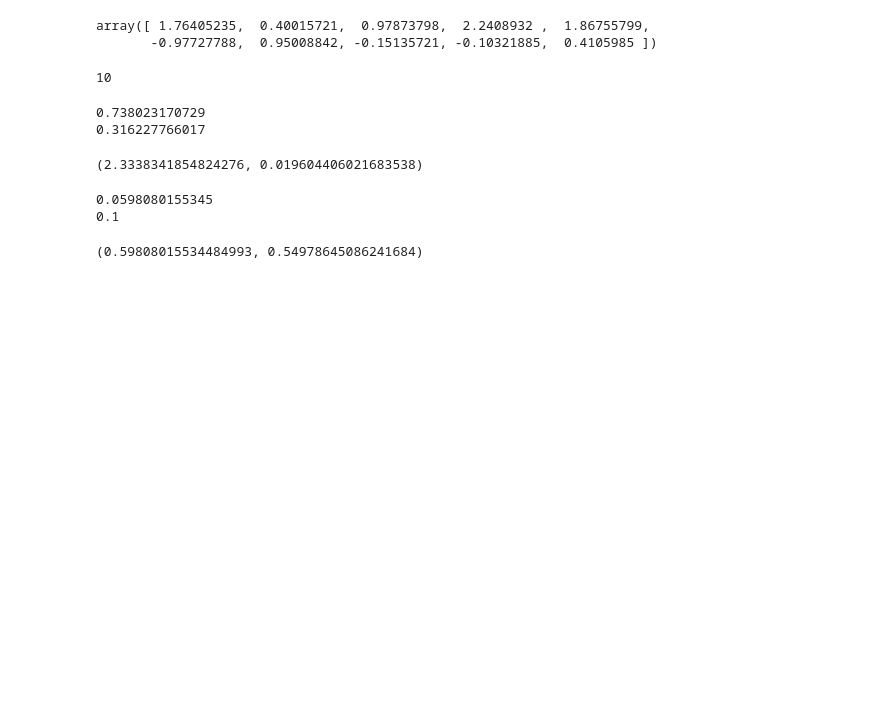
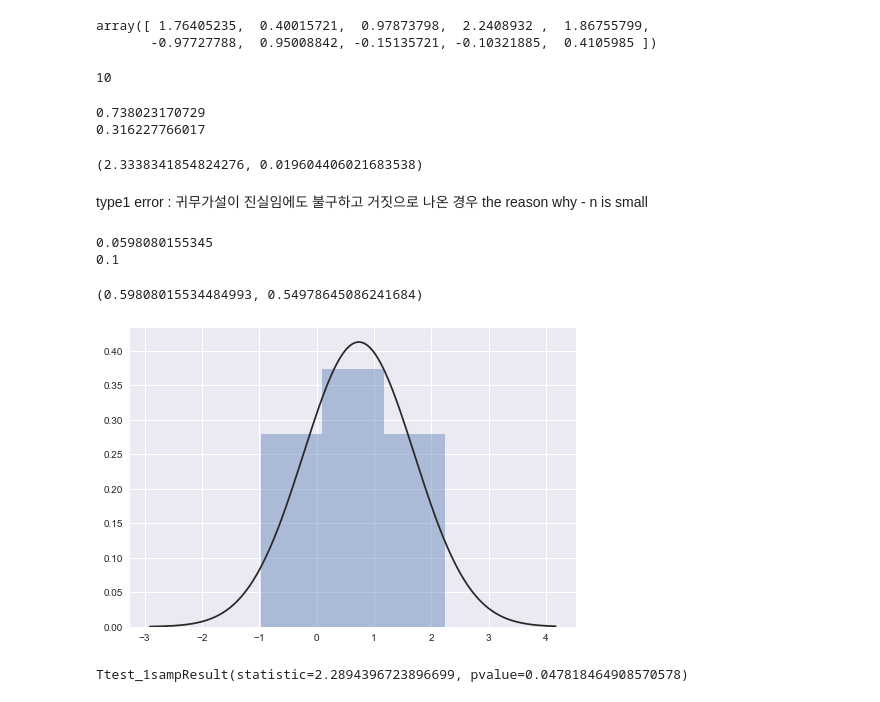
Before and after one commit to ehera2002/dss4_study, a Jupyter notebook: test using scipy.ipynb, the cells around one changed output. Drawn from its saved outputs; the diff is of its cells as text; code cells hidden in the pictures; blank space fills up the shorter version.

```diff
--- a/test using scipy.ipynb
+++ b/test using scipy.ipynb
@@ -93,6 +100,8 @@ ztest_1samp(x)
 0.738023170729
 0.316227766017
 (2.3338341854824276, 0.019604406021683538)
+# %% [markdown]
+type1 error : 귀무가설이 진실임에도 불구하고 거짓으로 나온 경우 the reason why - n is small
 # %%
 N = 100
 mu_0 = 0
@@ -104,3 +113,16 @@ ztest_1samp(x)
 0.0598080155345
 0.1
 (0.59808015534484993, 0.54978645086241684)
+# %%
+N = 10
+mu_0 = 0
+np.random.seed(0)
+x = sp.stats.norm(mu_0).rvs(N)
+sns.distplot(x, kde=False, fit=sp.stats.norm)
+plt.show()
+# %% [output]
+[figure, added]
+# %%
+sp.stats.ttest_1samp(x, popmean=0)
+# %% [output]
+Ttest_1sampResult(statistic=2.2894396723896699, pvalue=0.047818464908570578)
```
Also changed, not shown: parts of 21 cells of this notebook.
